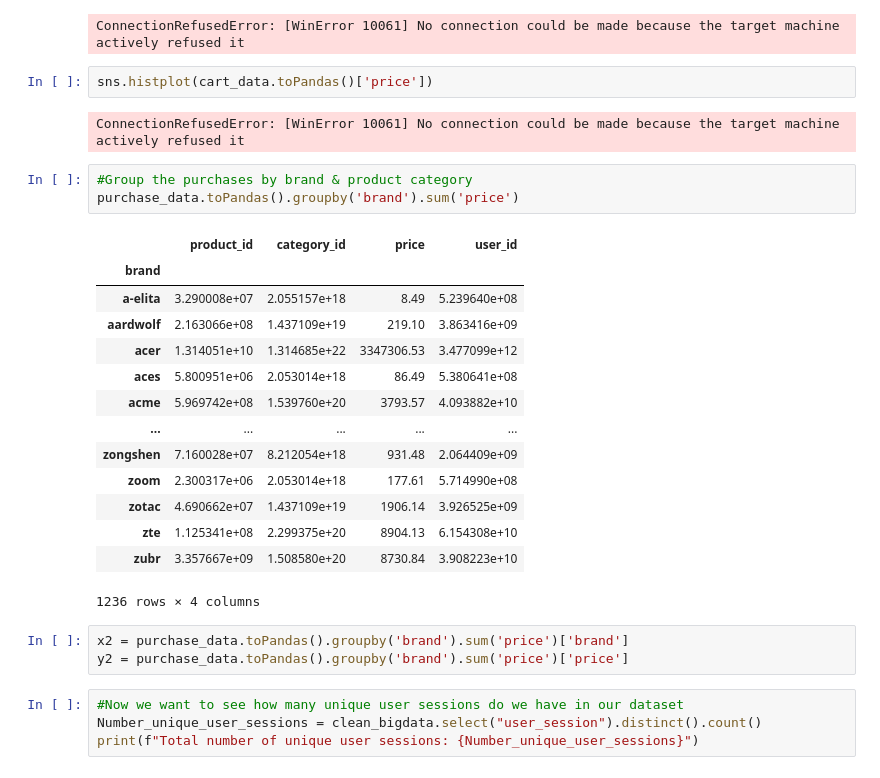
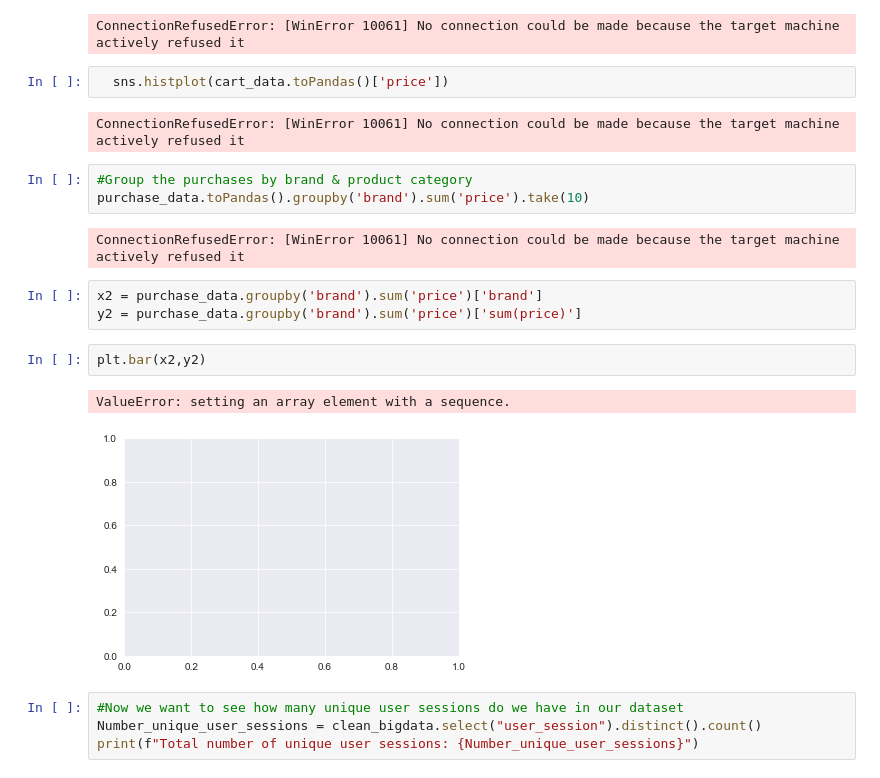
Before and after one commit to matomeledwaba/MIT805, a Jupyter notebook: MIT805.ipynb, the cells around one changed output. Cells and saved outputs as stored; diff of their text form.

Commit message:
exploratory data analysis: Group purchase events by brand

```diff
--- a/MIT805.ipynb
+++ b/MIT805.ipynb
@@ -93,30 +95,22 @@ sns.histplot(view_data.toPandas()['price'])
 # %% [output]
 ConnectionRefusedError: [WinError 10061] No connection could be made because the target machine actively refused it
 # %%
-sns.histplot(cart_data.toPandas()['price'])
+  sns.histplot(cart_data.toPandas()['price'])
 # %% [output]
 ConnectionRefusedError: [WinError 10061] No connection could be made because the target machine actively refused it
 # %%
 #Group the purchases by brand & product category
-purchase_data.toPandas().groupby('brand').sum('price')
+purchase_data.toPandas().groupby('brand').sum('price').take(10)
 # %% [output]
-|  | product_id | category_id | price | user_id |
-| brand |  |  |  |  |
-| a-elita | 3.290008e+07 | 2.055157e+18 | 8.49 | 5.239640e+08 |
-| aardwolf | 2.163066e+08 | 1.437109e+19 | 219.10 | 3.863416e+09 |
-| acer | 1.314051e+10 | 1.314685e+22 | 3347306.53 | 3.477099e+12 |
-| aces | 5.800951e+06 | 2.053014e+18 | 86.49 | 5.380641e+08 |
-| acme | 5.969742e+08 | 1.539760e+20 | 3793.57 | 4.093882e+10 |
-| ... | ... | ... | ... | ... |
-| zongshen | 7.160028e+07 | 8.212054e+18 | 931.48 | 2.064409e+09 |
-| zoom | 2.300317e+06 | 2.053014e+18 | 177.61 | 5.714990e+08 |
-| zotac | 4.690662e+07 | 1.437109e+19 | 1906.14 | 3.926525e+09 |
-| zte | 1.125341e+08 | 2.299375e+20 | 8904.13 | 6.154308e+10 |
-| zubr | 3.357667e+09 | 1.508580e+20 | 8730.84 | 3.908223e+10 |
-1236 rows × 4 columns
+ConnectionRefusedError: [WinError 10061] No connection could be made because the target machine actively refused it
 # %%
-x2 = purchase_data.toPandas().groupby('brand').sum('price')['brand']
-y2 = purchase_data.toPandas().groupby('brand').sum('price')['price']
+x2 = purchase_data.groupby('brand').sum('price')['brand']
+y2 = purchase_data.groupby('brand').sum('price')['sum(price)']
+# %%
+plt.bar(x2,y2)
+# %% [output]
+ValueError: setting an array element with a sequence.
+[figure, added]
 # %%
 #Now we want to see how many unique user sessions do we have in our dataset
 Number_unique_user_sessions = clean_bigdata.select("user_session").distinct().count()
```
Also changed, not shown: parts of 1 cell of this notebook.
